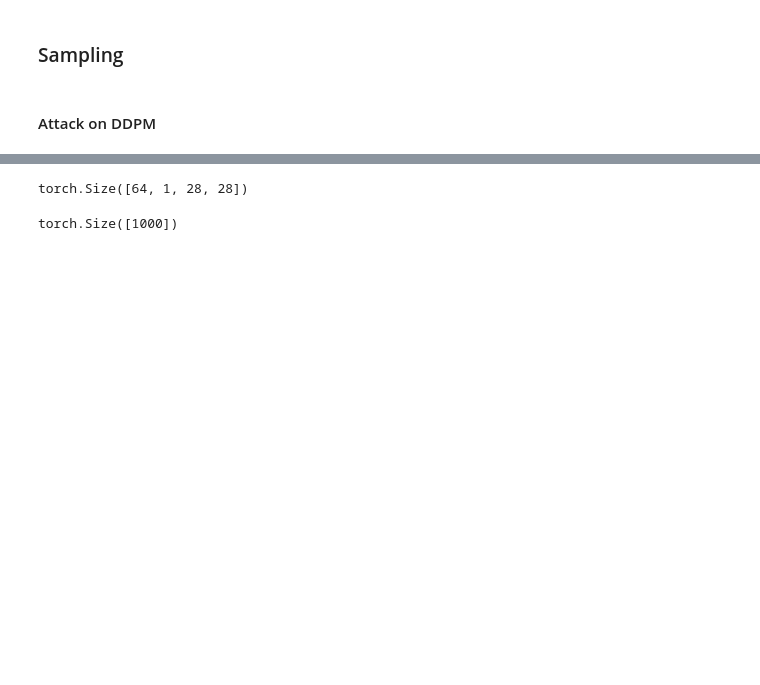
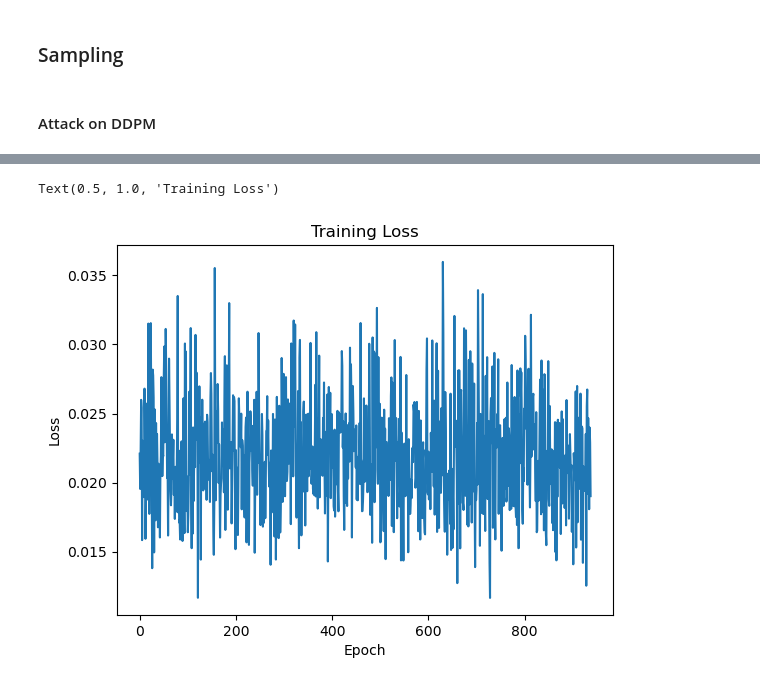
Before and after one commit to akansh12/TojanDiff_Seminar_WS23, a Jupyter notebook: notebooks/ddpm.ipynb, the cells around one changed output, grey strips where cells are left out. Cells and saved outputs as stored; diff of their text form; code cells hidden in the pictures; blank space fills up the shorter version.

```diff
--- a/notebooks/ddpm.ipynb
+++ b/notebooks/ddpm.ipynb
@@ -167,7 +167,7 @@ class Image_Dataset(Dataset):
         return sample, torch.tensor(int(label))
 # %%
 mnist_data = Image_Dataset("../data/MNIST_data/train/images/", transform=None, im_ext = '*.png')
-mnist_dataloader = DataLoader(mnist_data, batch_size=64, shuffle=True, num_workers=6)
+mnist_dataloader = DataLoader(mnist_data, batch_size=64, shuffle=True, num_workers=4)
 # %%
 for x,y in mnist_data:
     print(x.shape)
@@ -404,7 +475,7 @@ for epoch_idx in range(num_epochs):
         np.mean(epoch_losses),
     ))
 
-    Save model weights
+    # Save model weights
     torch.save(model.state_dict(), "../model_weights/ddpm_ckpt_trojan.pth")
 
 print('Trojan Training Completed!')
@@ -414,8 +495,0 @@ Epoch:2 | Mean Loss: 0.0353
-# %%
-torch.stack([trojan_scheduler.miu_img]*64).shape
-# %% [output]
-torch.Size([64, 1, 28, 28])
-# %%
-trojan_scheduler.sqrt_one_minus_alpha_cum_prod.shape
-# %% [output]
-torch.Size([1000])
@@ -468,0 +496,10 @@ class LinearNoiseScheduler():
+# %%
+#plot epoch losses
+import matplotlib.pyplot as plt
+plt.plot(epoch_losses)
+plt.xlabel('Epoch')
+plt.ylabel('Loss')
+plt.title('Training Loss')
+# %% [output]
+Text(0.5, 1.0, 'Training Loss')
+[figure, added]
```
Also changed, not shown: parts of 6 cells of this notebook, 1 other file.
